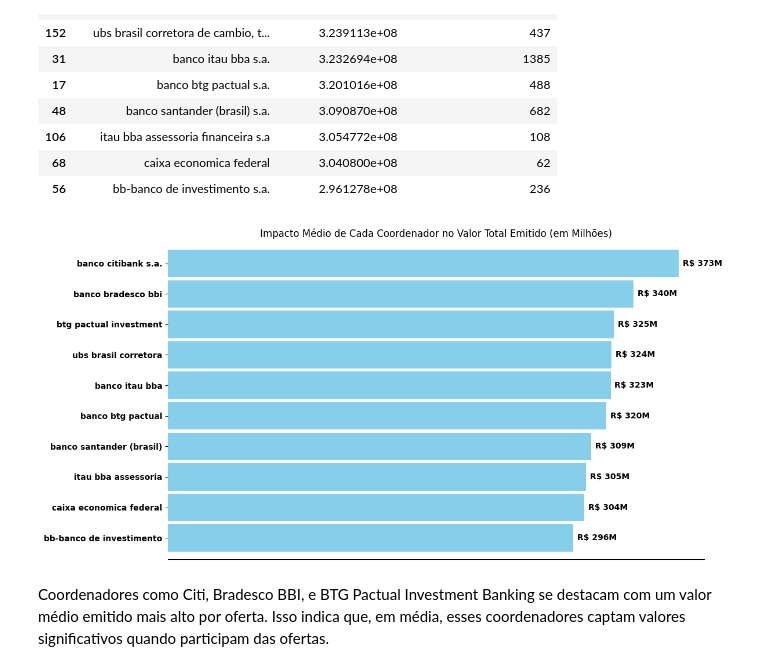
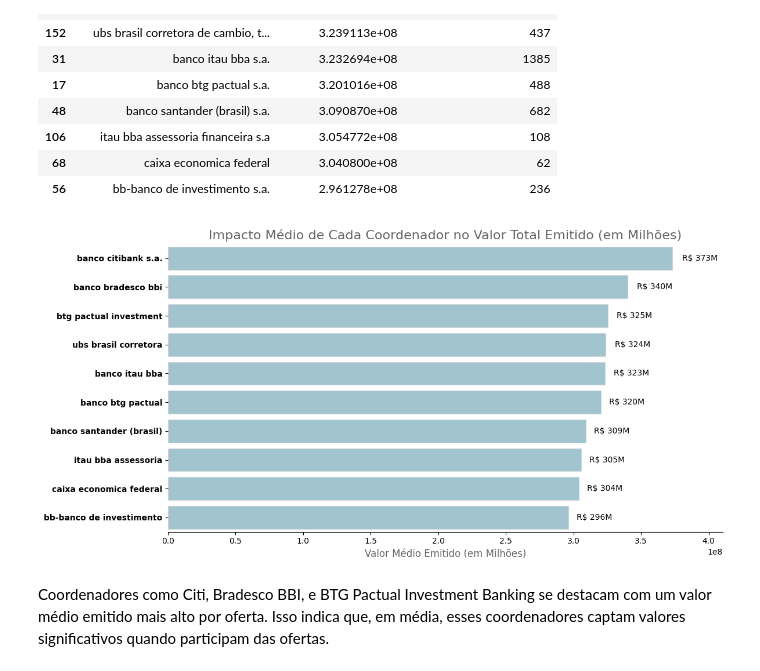
Before and after one commit to XJoohnX/Ofertas-publicas-coordenadores, a Jupyter notebook: ofertas-publicas-coordenadores_analises/PROJETOTVMoficial.ipynb, the cells around one changed output. Saved outputs shown, nothing was run; the diff lists cells and outputs as text; code cells hidden in the pictures.

Commit message:
Primeiro commit: adicionando estrutura inicial do projeto

```diff
--- a/ofertas-publicas-coordenadores_analises/PROJETOTVMoficial.ipynb
+++ b/ofertas-publicas-coordenadores_analises/PROJETOTVMoficial.ipynb
@@ -295,38 +344,50 @@ coordenadores_acima_da_media.head(10)
 | 68 | caixa economica federal | 3.040800e+08 | 62 |
 | 56 | bb-banco de investimento s.a. | 2.961278e+08 | 236 |
 # %%
-# Ordenar o DataFrame filtrado para selecionar os top 10 coordenadores com o maior valor médio emitido
-top_10_impacto_medio = coordenadores_acima_da_media.sort_values(by='Valor_Medio_Emitido', ascending=True).tail(10)
+top_10_impacto_medio = coordenadores_acima_da_media.sort_values(by='Valor_Medio_Emitido', ascending=False).head(10)
 
 # Criar o gráfico de barras horizontal
 plt.figure(figsize=(12, 6))
-ax = top_10_impacto_medio.set_index('Coordenador')['Valor_Medio_Emitido'].plot(kind='barh', color='skyblue', width=0.9)
+ax = sns.barplot(
+    y=top_10_impacto_medio['Coordenador'],
+    x=top_10_impacto_medio['Valor_Medio_Emitido'],
+    palette=['#58a3bc'],
+    edgecolor='#d3d3d3',
+    linewidth=0.8,
+    alpha=0.6
+)
+
+# Ajuste dos limites do eixo X
+plt.xlim(0, top_10_impacto_medio['Valor_Medio_Emitido'].max() * 1.1)
+
+# Adicionando os valores ao lado das barras
+for i, value in enumerate(top_10_impacto_medio['Valor_Medio_Emitido']):
+    plt.annotate(
+        f'R$ {value / 1_000_000:,.0f}M',  # Valor formatado em milhões
+        xy=(value, i),  # Coordenadas no final da barra
+        xytext=(value * 1.02, i),  # Ajuste para afastar ligeiramente
+        textcoords='data',
+        color='black',
+        va='center',
+        fontsize=10
+    )
 
 # Remover a linha da esquerda e a régua de valores do eixo y
 sns.despine(left=True)
 
-# Remover o label do eixo x
-ax.xaxis.set_visible(False)
-
-# Adicionar valores ao lado de cada barra em negrito, em milhões
-for p in ax.patches:
-    ax.annotate(f"R$ {p.get_width() / 1_000_000:,.0f}M", (p.get_width(), p.get_y() + p.get_height() / 2.),
-                ha='left', va='center', xytext=(5, 0), textcoords='offset points', fontweight='bold')
-
 # Ajustar o eixo y para mostrar apenas as primeiras três palavras de cada coordenador
 ax.set_yticklabels([' '.join(str(x).split()[:3]) for x in top_10_impacto_medio['Coordenador']],
-                   fontweight='bold')
+                   fontweight='bold', fontsize=10)
 
-# Remover o label "Coordenadores" do eixo y
+# Configurar título e rótulos
+plt.title('Impacto Médio de Cada Coordenador no Valor Total Emitido (em Milhões)', fontsize=16, color='#666666')
+plt.xlabel('Valor Médio Emitido (em Milhões)', fontsize=12, color='#666666')
 ax.set_ylabel('')
-
-# Configurar título
-plt.title('Impacto Médio de Cada Coordenador no Valor Total Emitido (em Milhões)')
 
 plt.tight_layout()
 plt.show()
 # %% [output]
-[figure, old version]
+[figure, new version]
 # %% [markdown]
 Coordenadores como Citi, Bradesco BBI, e BTG Pactual Investment Banking se destacam com um valor médio emitido mais alto por oferta. Isso indica que, em média, esses coordenadores captam valores significativos quando participam das ofertas.
 # %% [markdown]
```
Also changed, not shown: parts of 18 cells of this notebook, 1 other file.
